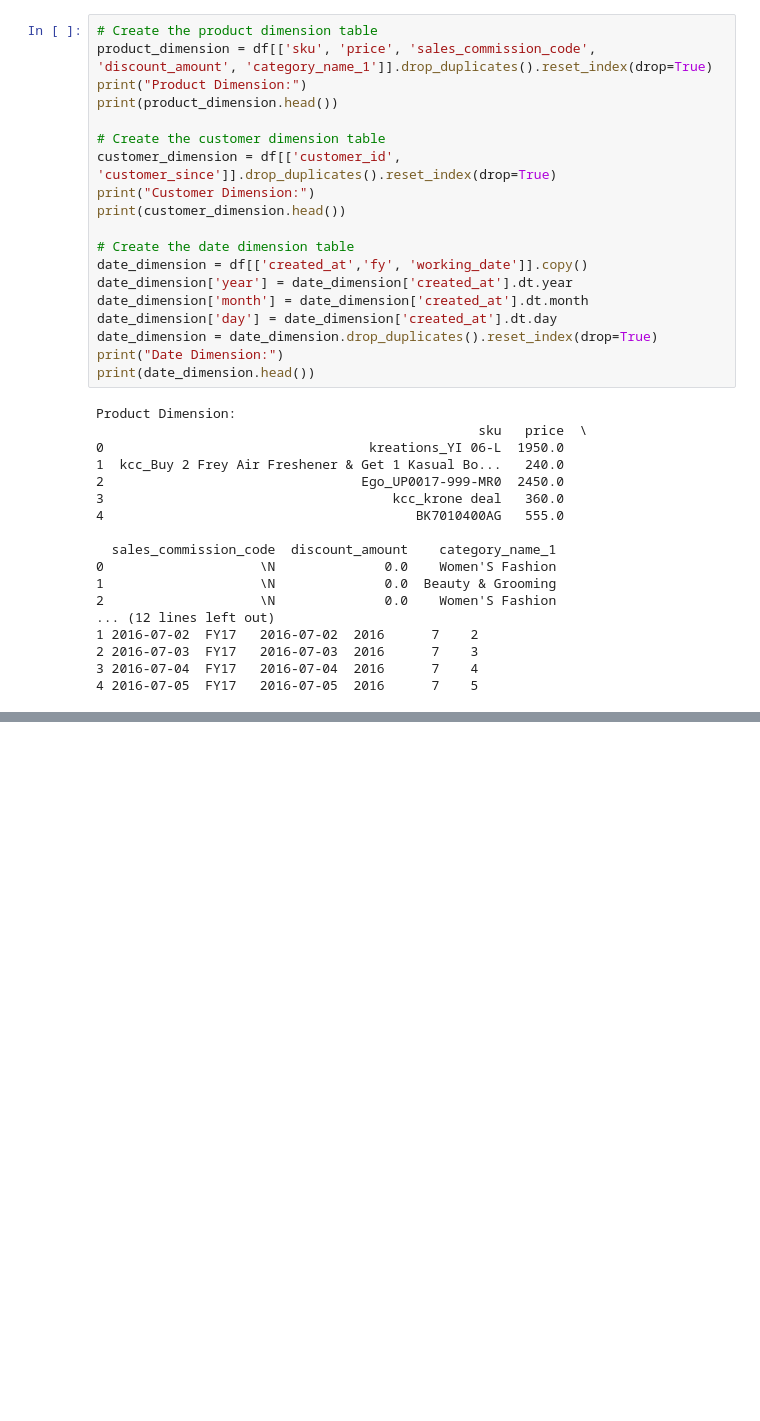
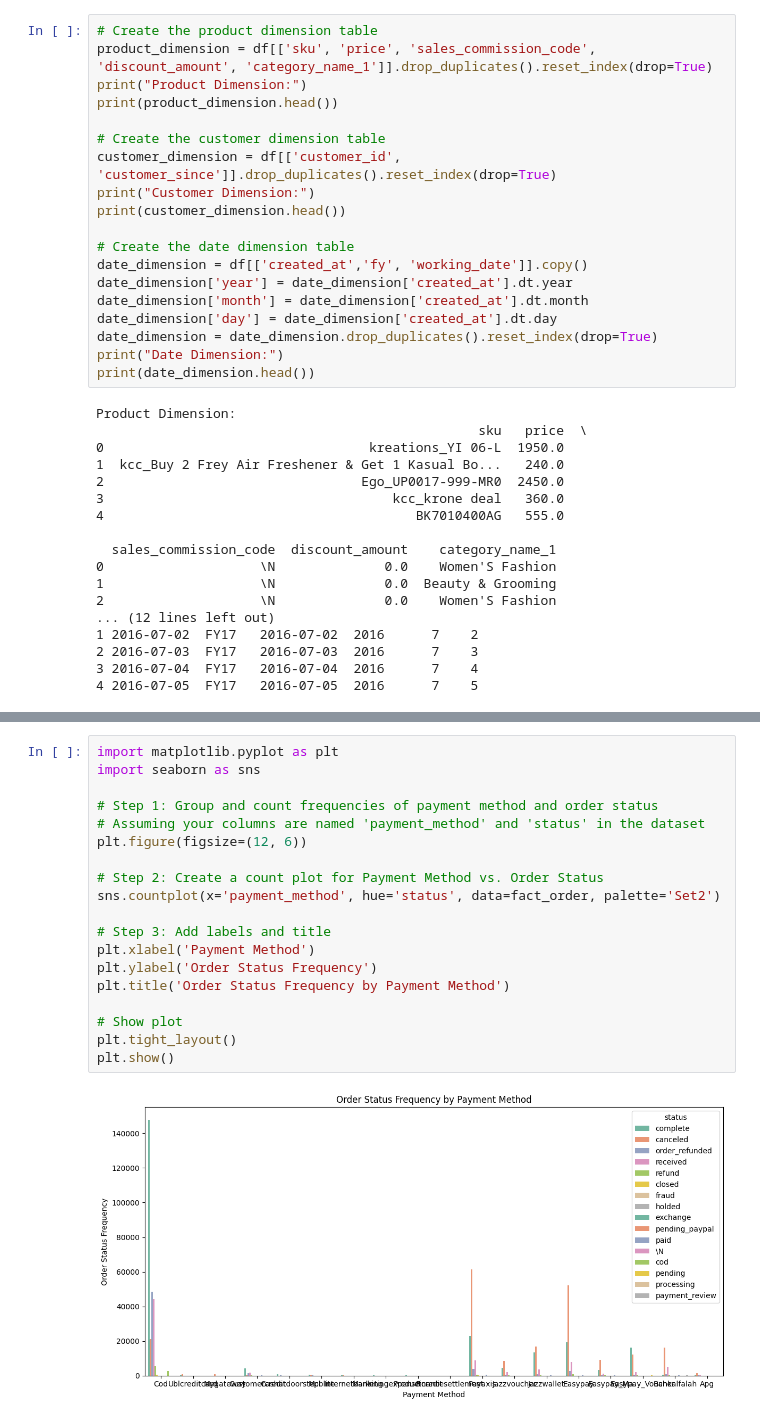
Before and after one commit to UmaimahAKhan/Pakistan-s-Largest-Ecommerce-oders-dataset, a Jupyter notebook: EDA_on_Pakistani_E_commerce_Orders_data_in_various_categories_.ipynb, the cells around one changed output, grey strips where cells are left out. Saved outputs shown, nothing was run; the diff lists cells and outputs as text; blank space fills up the shorter version.

```diff
--- a/EDA_on_Pakistani_E_commerce_Orders_data_in_various_categories_.ipynb
+++ b/EDA_on_Pakistani_E_commerce_Orders_data_in_various_categories_.ipynb
@@ -249,0 +371,21 @@ Product Dimension:
+# %%
+import matplotlib.pyplot as plt
+import seaborn as sns
+
+# Step 1: Group and count frequencies of payment method and order status
+# Assuming your columns are named 'payment_method' and 'status' in the dataset
+plt.figure(figsize=(12, 6))
+
+# Step 2: Create a count plot for Payment Method vs. Order Status
+sns.countplot(x='payment_method', hue='status', data=fact_order, palette='Set2')
+
+# Step 3: Add labels and title
+plt.xlabel('Payment Method')
+plt.ylabel('Order Status Frequency')
+plt.title('Order Status Frequency by Payment Method')
+
+# Show plot
+plt.tight_layout()
+plt.show()
+# %% [output]
+[figure, added]
```
Also changed, not shown: parts of 8 cells of this notebook.
